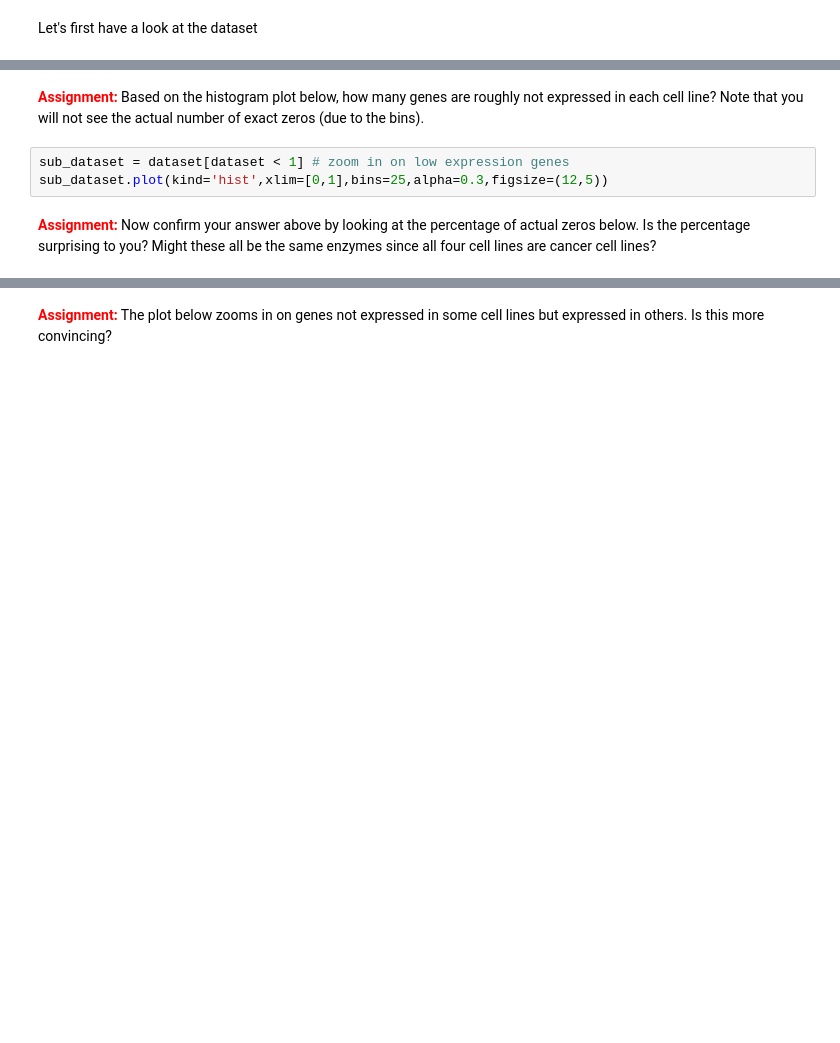
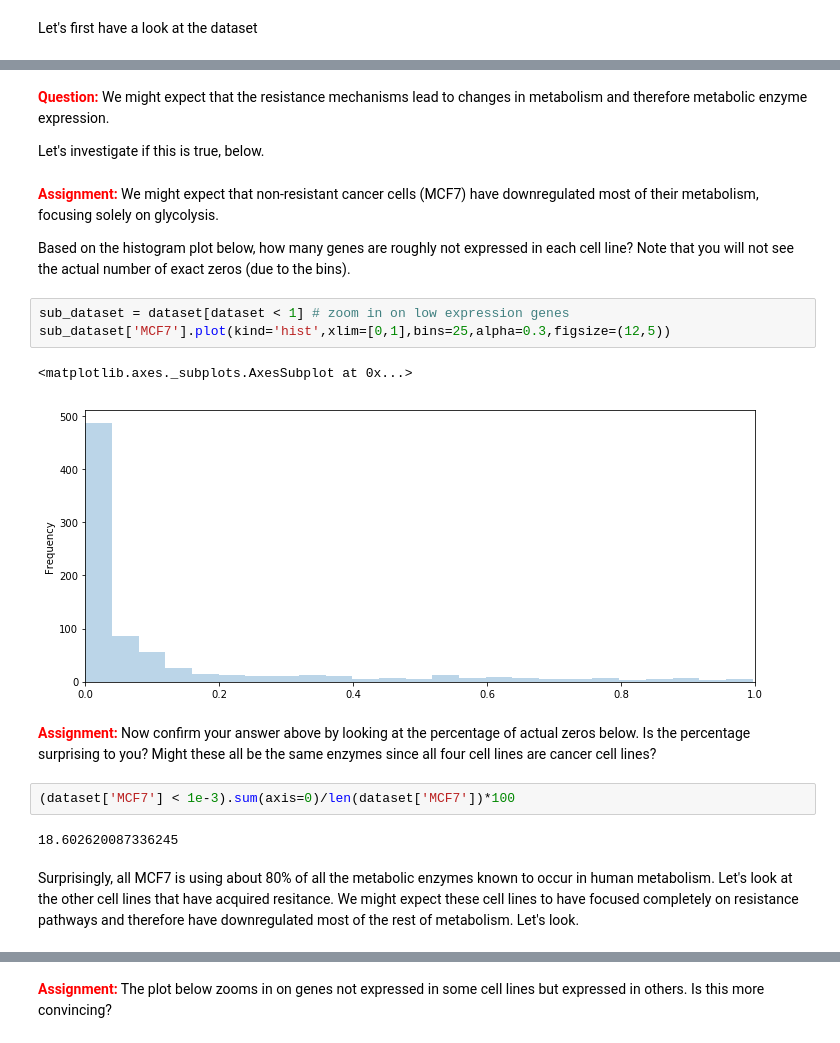
Before and after one commit to ThierryMondeel/Systems_Biology_FBA_tutorial, a Jupyter notebook: FBA_tutorials/6_Cancer_cell_line_models.ipynb, the cells around one changed output, grey strips where cells are left out. Drawn from its saved outputs; the diff is of its cells as text; blank space fills up the shorter version.

```diff
--- a/FBA_tutorials/6_Cancer_cell_line_models.ipynb
+++ b/FBA_tutorials/6_Cancer_cell_line_models.ipynb
@@ -121,9 +132,24 @@ dataset.head()
+# %% [markdown]
+<span style="color:red">**Question:**</span> We might expect that the resistance mechanisms lead to changes in metabolism and therefore metabolic enzyme expression.
+
+Let's investigate if this is true, below.
 # %% [markdown]
-<span style="color:red">**Assignment:**</span> Based on the histogram plot below, how many genes are roughly not expressed in each cell line? Note that you will not see the actual number of exact zeros (due to the bins).
+<span style="color:red">**Assignment:**</span> We might expect that non-resistant cancer cells (MCF7) have downregulated most of their metabolism, focusing solely on glycolysis.
+
+Based on the histogram plot below, how many genes are roughly not expressed in each cell line? Note that you will not see the actual number of exact zeros (due to the bins).
 # %%
 sub_dataset = dataset[dataset < 1] # zoom in on low expression genes
-sub_dataset.plot(kind='hist',xlim=[0,1],bins=25,alpha=0.3,figsize=(12,5))
+sub_dataset['MCF7'].plot(kind='hist',xlim=[0,1],bins=25,alpha=0.3,figsize=(12,5))
+# %% [output]
+<matplotlib.axes._subplots.AxesSubplot at 0x...>
+[figure, added]
 # %% [markdown]
 <span style="color:red">**Assignment:**</span> Now confirm your answer above by looking at the percentage of actual zeros below. Is the percentage surprising to you? Might these all be the same enzymes since all four cell lines are cancer cell lines?
+# %%
+(dataset['MCF7'] < 1e-3).sum(axis=0)/len(dataset['MCF7'])*100
+# %% [output]
+18.602620087336245
+# %% [markdown]
+Surprisingly, all MCF7 is using about 80% of all the metabolic enzymes known to occur in human metabolism. Let's look at the other cell lines that have acquired resitance. We might expect these cell lines to have focused completely on resistance pathways and therefore have downregulated most of the rest of metabolism. Let's look.
 # %%
 (dataset < 1e-3).sum(axis=0)/len(dataset)*100
```
Also changed, not shown: parts of 18 cells of this notebook.
